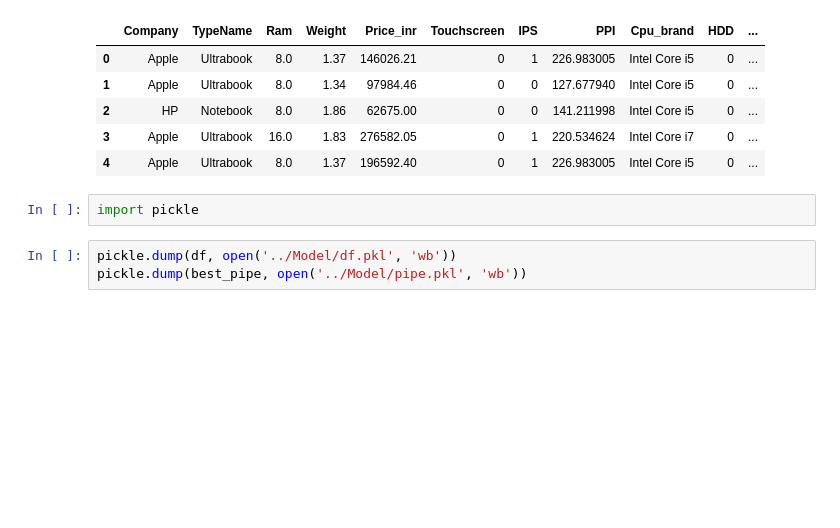
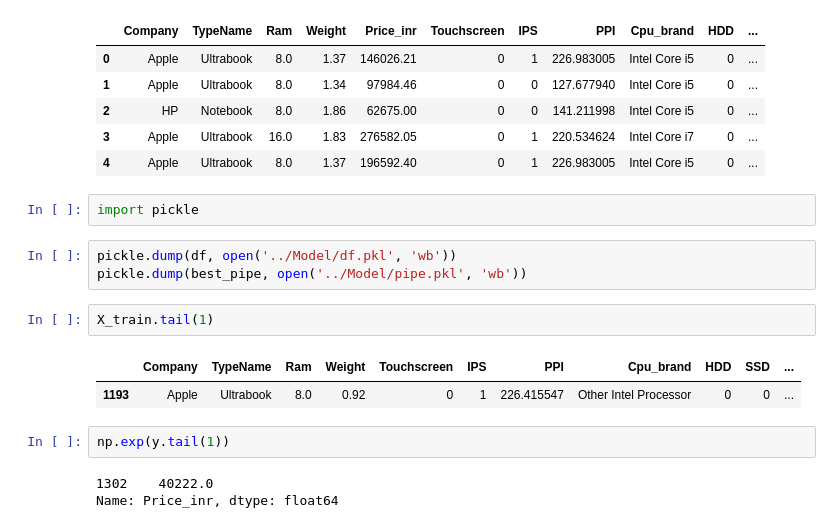
Before and after one commit to Grimmer999/Laptop_Price_Predictor, a Jupyter notebook: Notebook/Laptop_Price_Predictor.ipynb, the cells around one changed output. Saved outputs shown, nothing was run; the diff lists cells and outputs as text; blank space fills up the shorter version.

```diff
--- a/Notebook/Laptop_Price_Predictor.ipynb
+++ b/Notebook/Laptop_Price_Predictor.ipynb
@@ -1340,3 +1340,13 @@ import pickle
 # %%
 pickle.dump(df, open('../Model/df.pkl', 'wb'))
 pickle.dump(best_pipe, open('../Model/pipe.pkl', 'wb'))
+# %%
+X_train.tail(1)
+# %% [output]
+|  | Company | TypeName | Ram | Weight | Touchscreen | IPS | PPI | Cpu_brand | HDD | SSD | ... |
+| 1193 | Apple | Ultrabook | 8.0 | 0.92 | 0 | 1 | 226.415547 | Other Intel Processor | 0 | 0 | ... |
+# %%
+np.exp(y.tail(1))
+# %% [output]
+1302    40222.0
+Name: Price_inr, dtype: float64
```
Also changed, not shown: parts of 4 cells of this notebook, 1 other file.
